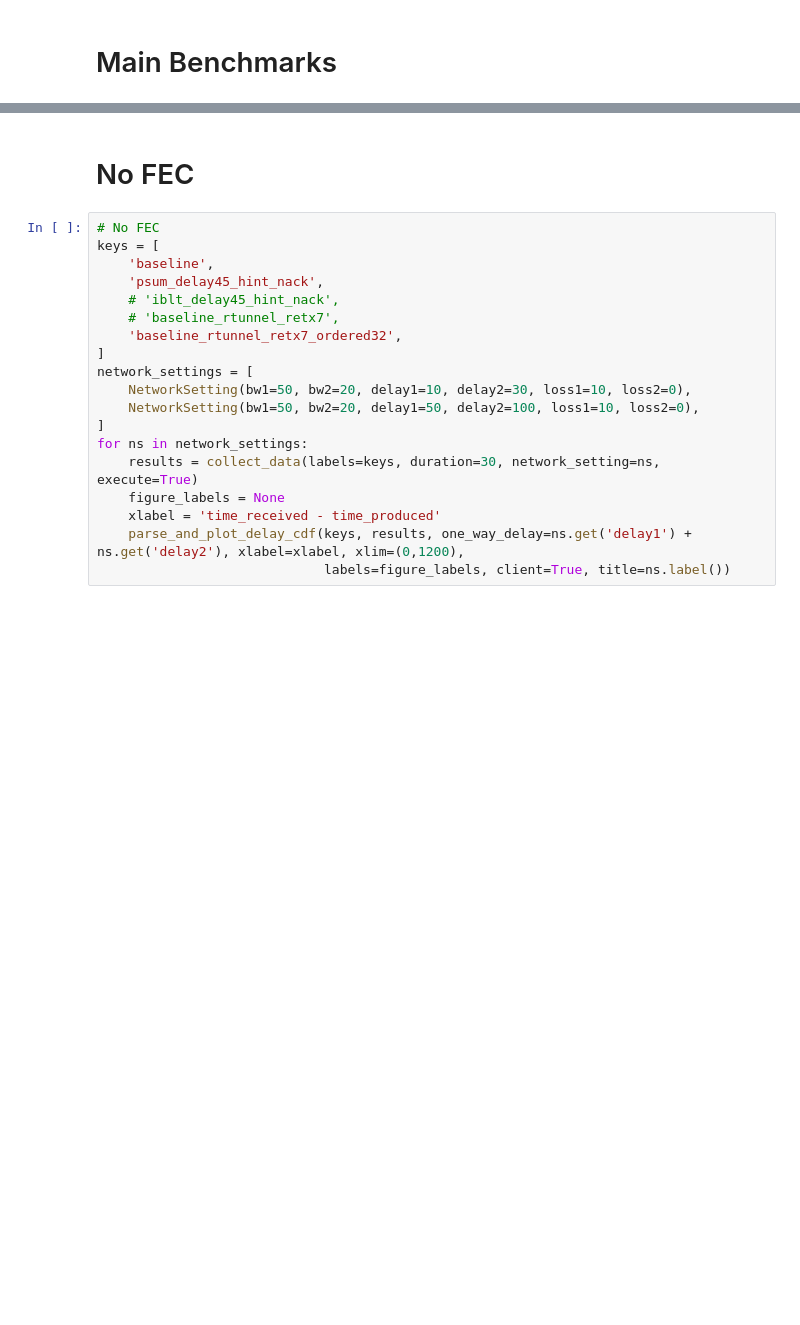
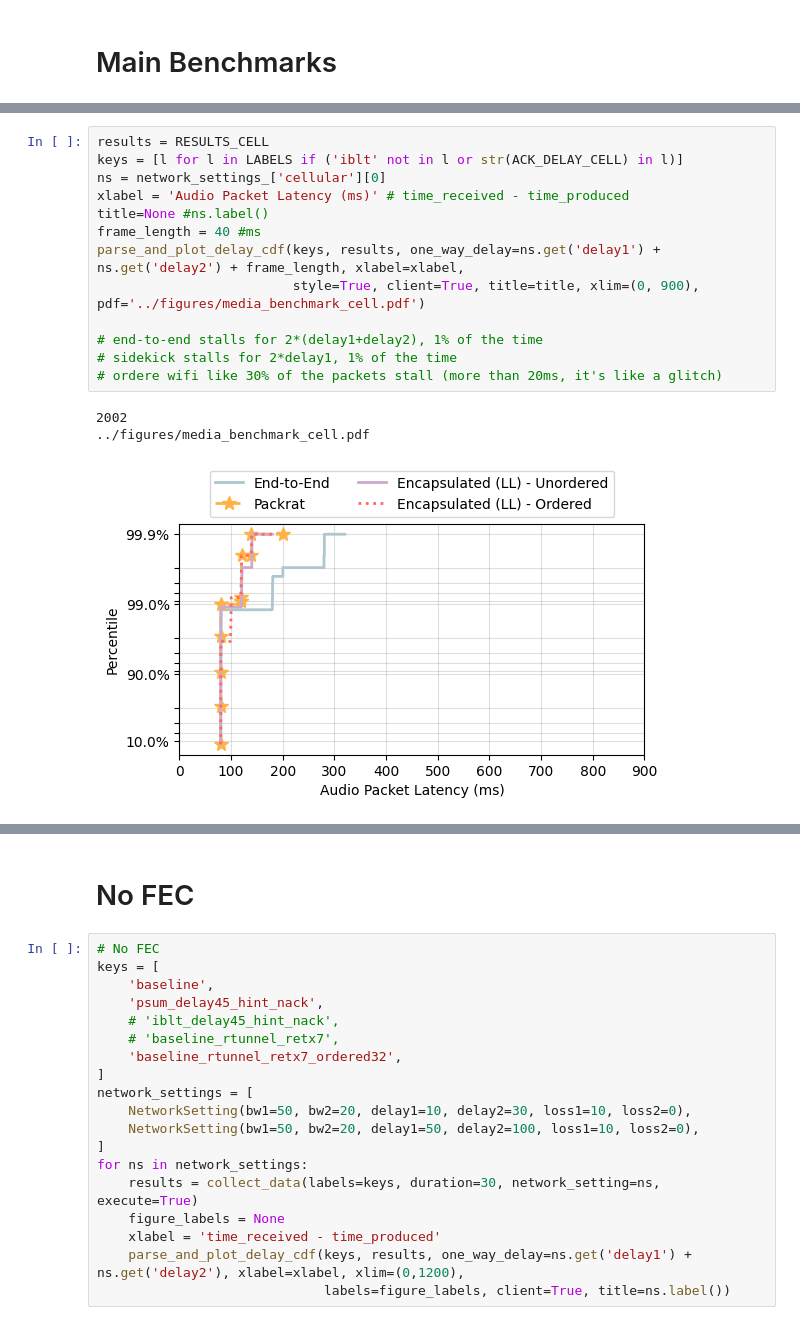
Before and after one commit to StanfordSNR/sidekick-downloads, a Jupyter notebook: notebook/media_benchmark.ipynb, the cells around one changed output, grey strips where cells are left out. Drawn from its saved outputs; the diff is of its cells as text; blank space fills up the shorter version.

```diff
--- a/notebook/media_benchmark.ipynb
+++ b/notebook/media_benchmark.ipynb
@@ -203,0 +198,17 @@ parse_and_plot_delay_cdf(labels, results, one_way_delay=ns.get('delay1') + ns.ge
+# %%
+results = RESULTS_CELL
+keys = [l for l in LABELS if ('iblt' not in l or str(ACK_DELAY_CELL) in l)]
+ns = network_settings_['cellular'][0]
+xlabel = 'Audio Packet Latency (ms)' # time_received - time_produced
+title=None #ns.label()
+frame_length = 40 #ms
+parse_and_plot_delay_cdf(keys, results, one_way_delay=ns.get('delay1') + ns.get('delay2') + frame_length, xlabel=xlabel,
+                         style=True, client=True, title=title, xlim=(0, 900), pdf='../figures/media_benchmark_cell.pdf')
+
+# end-to-end stalls for 2*(delay1+delay2), 1% of the time
+# sidekick stalls for 2*delay1, 1% of the time
+# ordere wifi like 30% of the packets stall (more than 20ms, it's like a glitch)
+# %% [output]
+2002
+../figures/media_benchmark_cell.pdf
+[figure, added]
```
Also changed, not shown: parts of 12 cells of this notebook, 9 other files.
